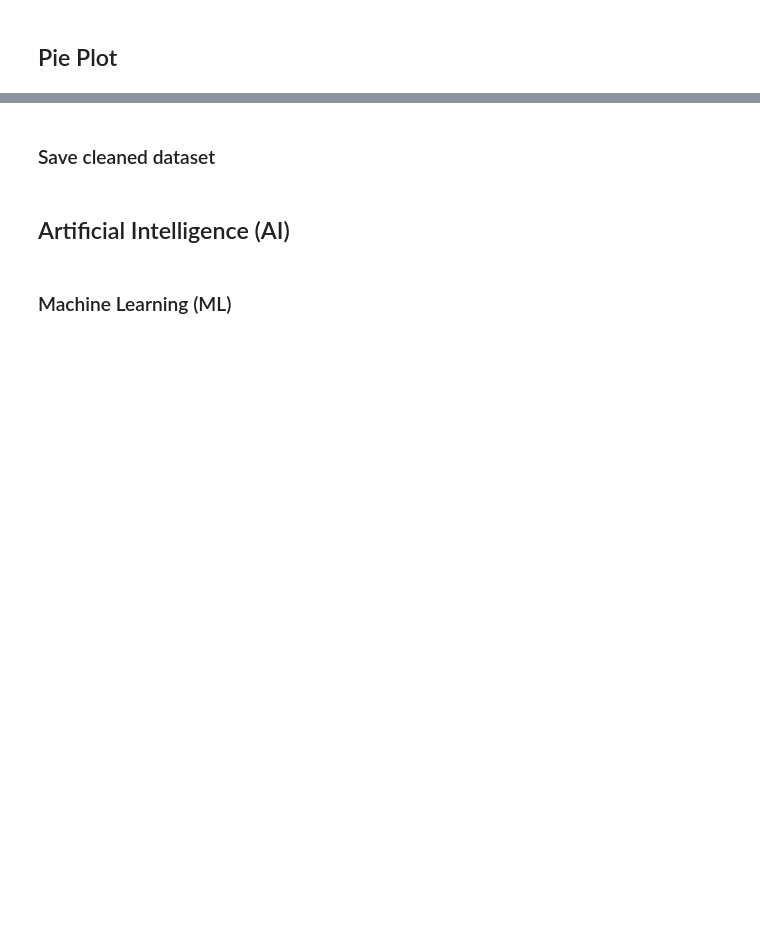
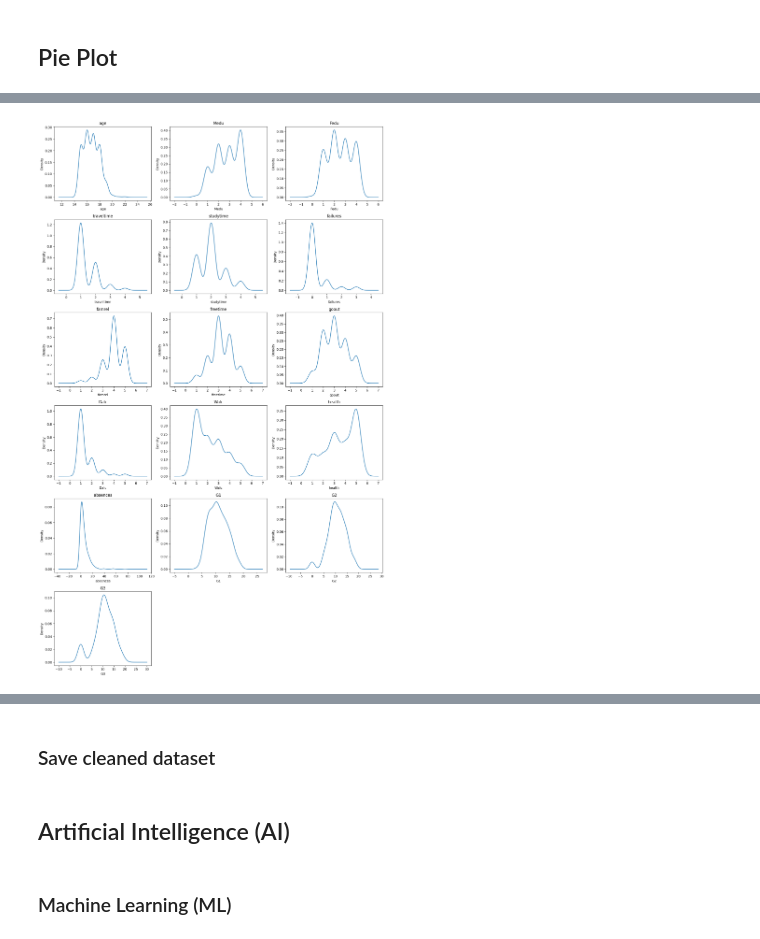
Before and after one commit to pavlorudak/pavlorudak, a Jupyter notebook: pr-ctica1.ipynb, the cells around one changed output, grey strips where cells are left out. Saved outputs shown, nothing was run; the diff lists cells and outputs as text; code cells hidden in the pictures; blank space fills up the shorter version.

```diff
--- a/pr-ctica1.ipynb
+++ b/pr-ctica1.ipynb
@@ -214,0 +241,34 @@ plt.show()
+# %%
+# Histogram plot
+
+
+# List of numerical columns
+numerical_columns = ['age', 'Medu', 'Fedu', 'traveltime', 'studytime', 'failures', 'famrel', 'freetime',
+                     'goout', 'Dalc', 'Walc', 'health', 'absences', 'G1', 'G2', 'G3']
+
+# Calculate the number of rows and columns for subplots
+num_cols = len(numerical_columns)
+num_cols_per_row = 3  # Number of columns per row
+num_rows = (num_cols + num_cols_per_row - 1) // num_cols_per_row
+
+# Create subplots
+fig, axes = plt.subplots(num_rows, num_cols_per_row, figsize=(15, num_rows * 4))
+
+for i, col in enumerate(numerical_columns):
+    row = i // num_cols_per_row
+    col_num = i % num_cols_per_row
+    data[col].plot.kde(ax=axes[row, col_num])
+    axes[row, col_num].set_title(f'{col}')
+    axes[row, col_num].set_xlabel(col)
+    axes[row, col_num].set_ylabel('Density')
+
+# Hide any empty subplots
+for i in range(num_cols, num_rows * num_cols_per_row):
+    row = i // num_cols_per_row
+    col_num = i % num_cols_per_row
+    fig.delaxes(axes[row, col_num])
+
+plt.tight_layout()
+plt.show()
+# %% [output]
+[figure, added]
```
Also changed, not shown: parts of 6 cells of this notebook.
